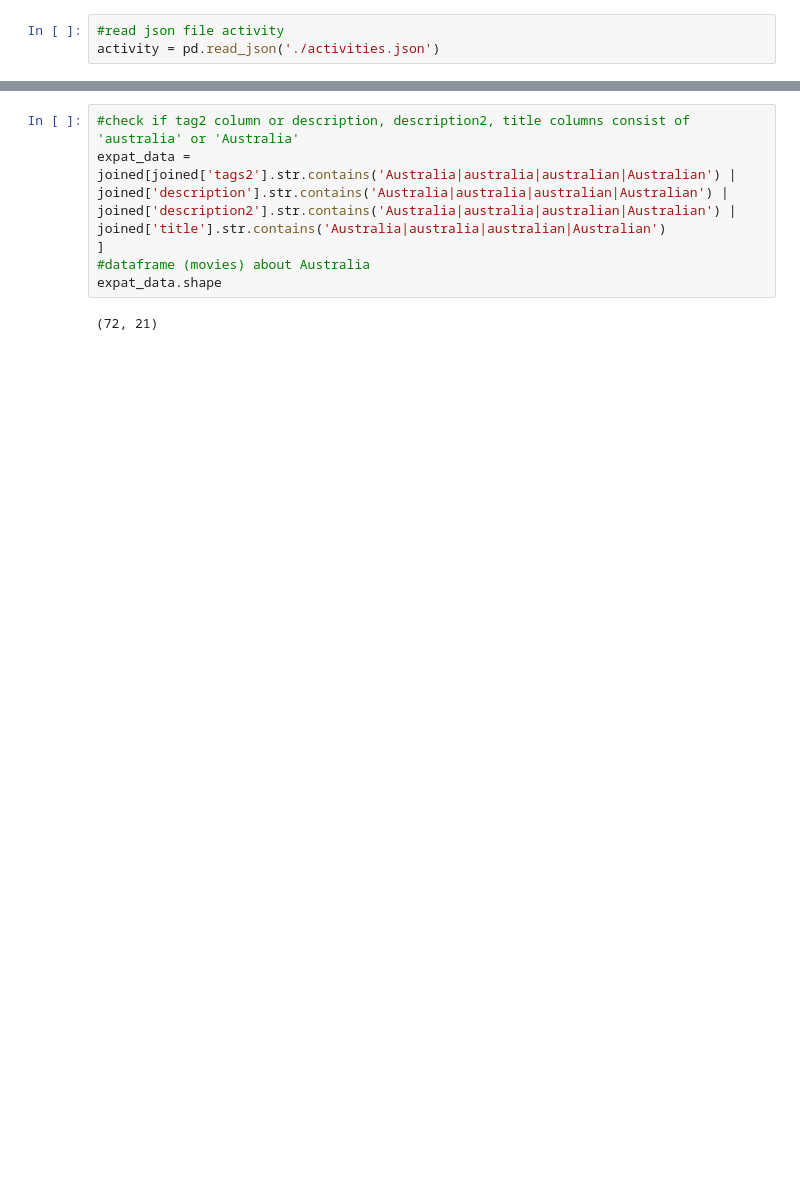
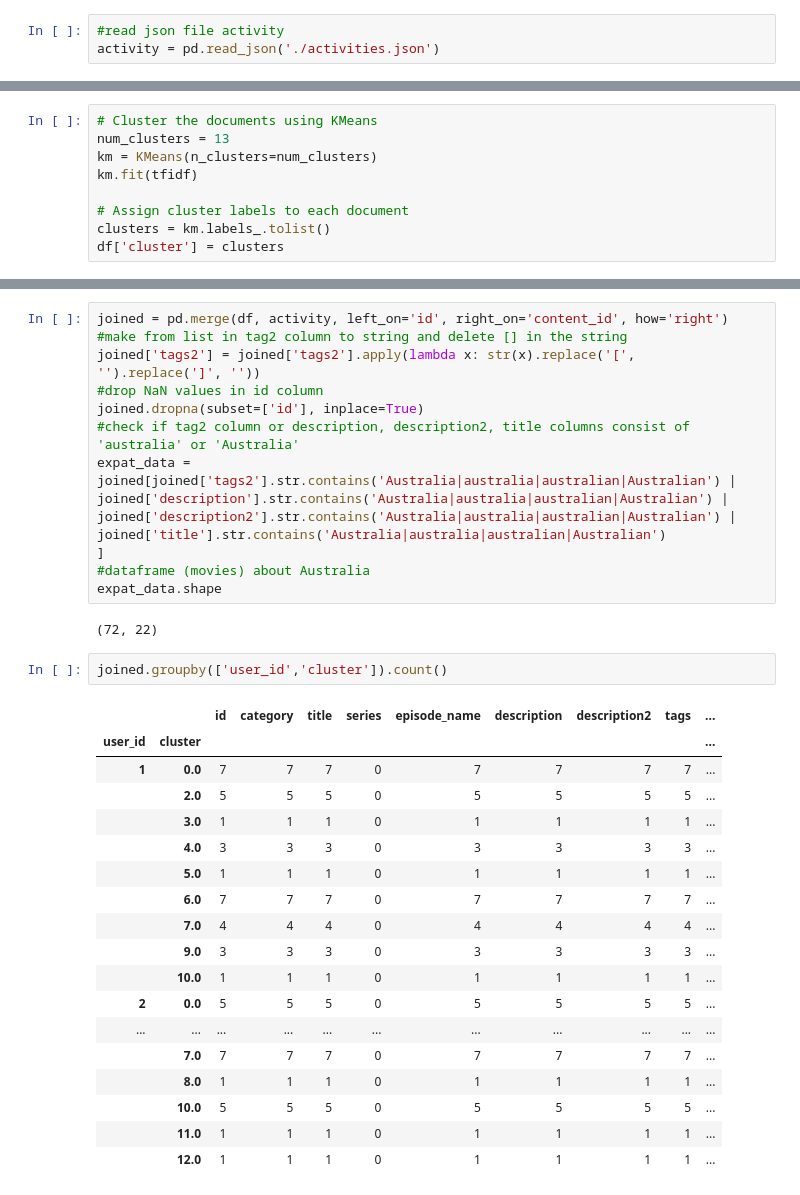
Before and after one commit to zoneout215/RS_assignment, a Jupyter notebook: content_based.ipynb, the cells around one changed output, grey strips where cells are left out. Saved outputs shown, nothing was run; the diff lists cells and outputs as text; blank space fills up the shorter version.

```diff
--- a/content_based.ipynb
+++ b/content_based.ipynb
@@ -37,0 +53,9 @@ joined.dropna(subset=['id'], inplace=True)
+# %%
+# Cluster the documents using KMeans
+num_clusters = 13
+km = KMeans(n_clusters=num_clusters)
+km.fit(tfidf)
+
+# Assign cluster labels to each document
+clusters = km.labels_.tolist()
+df['cluster'] = clusters
@@ -38,8 +85,34 @@ joined.dropna(subset=['id'], inplace=True)
 # %%
+joined = pd.merge(df, activity, left_on='id', right_on='content_id', how='right')
+#make from list in tag2 column to string and delete [] in the string
+joined['tags2'] = joined['tags2'].apply(lambda x: str(x).replace('[', '').replace(']', ''))
+#drop NaN values in id column
+joined.dropna(subset=['id'], inplace=True)
 #check if tag2 column or description, description2, title columns consist of 'australia' or 'Australia'
 expat_data = joined[joined['tags2'].str.contains('Australia|australia|australian|Australian') | joined['description'].str.contains('Australia|australia|australian|Australian') | joined['description2'].str.contains('Australia|australia|australian|Australian') | joined['title'].str.contains('Australia|australia|australian|Australian')
 ]
 #dataframe (movies) about Australia
 expat_data.shape
 # %% [output]
-(72, 21)
+(72, 22)
+# %%
+joined.groupby(['user_id','cluster']).count()
+# %% [output]
+|  |  | id | category | title | series | episode_name | description | description2 | tags | ... |
+| user_id | cluster |  |  |  |  |  |  |  |  | ... |
+| 1 | 0.0 | 7 | 7 | 7 | 0 | 7 | 7 | 7 | 7 | ... |
+|  | 2.0 | 5 | 5 | 5 | 0 | 5 | 5 | 5 | 5 | ... |
+|  | 3.0 | 1 | 1 | 1 | 0 | 1 | 1 | 1 | 1 | ... |
+|  | 4.0 | 3 | 3 | 3 | 0 | 3 | 3 | 3 | 3 | ... |
+|  | 5.0 | 1 | 1 | 1 | 0 | 1 | 1 | 1 | 1 | ... |
+|  | 6.0 | 7 | 7 | 7 | 0 | 7 | 7 | 7 | 7 | ... |
+|  | 7.0 | 4 | 4 | 4 | 0 | 4 | 4 | 4 | 4 | ... |
+|  | 9.0 | 3 | 3 | 3 | 0 | 3 | 3 | 3 | 3 | ... |
+|  | 10.0 | 1 | 1 | 1 | 0 | 1 | 1 | 1 | 1 | ... |
+| 2 | 0.0 | 5 | 5 | 5 | 0 | 5 | 5 | 5 | 5 | ... |
+| ... | ... | ... | ... | ... | ... | ... | ... | ... | ... | ... |
+|  | 7.0 | 7 | 7 | 7 | 0 | 7 | 7 | 7 | 7 | ... |
+|  | 8.0 | 1 | 1 | 1 | 0 | 1 | 1 | 1 | 1 | ... |
+|  | 10.0 | 5 | 5 | 5 | 0 | 5 | 5 | 5 | 5 | ... |
+|  | 11.0 | 1 | 1 | 1 | 0 | 1 | 1 | 1 | 1 | ... |
+|  | 12.0 | 1 | 1 | 1 | 0 | 1 | 1 | 1 | 1 | ... |
```
Also changed, not shown: parts of 9 cells of this notebook.
